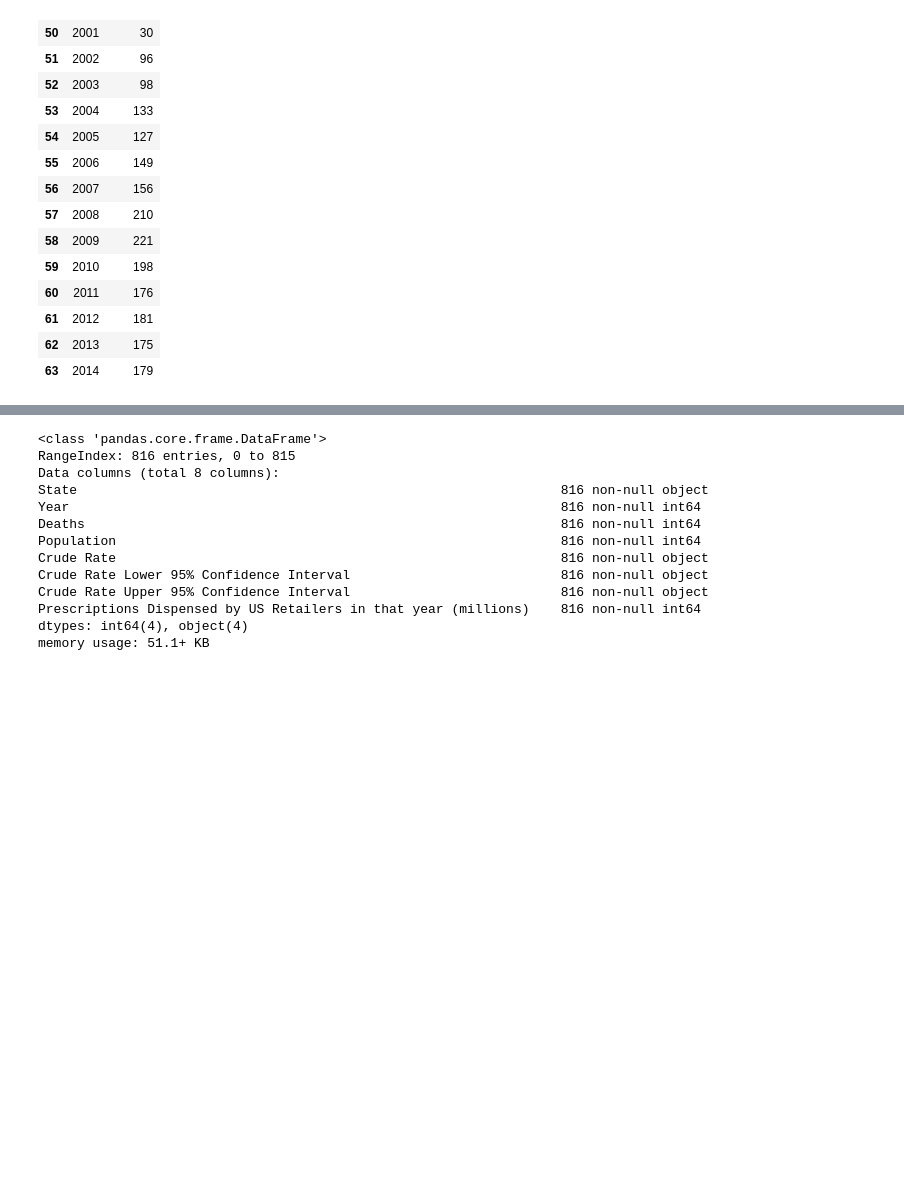
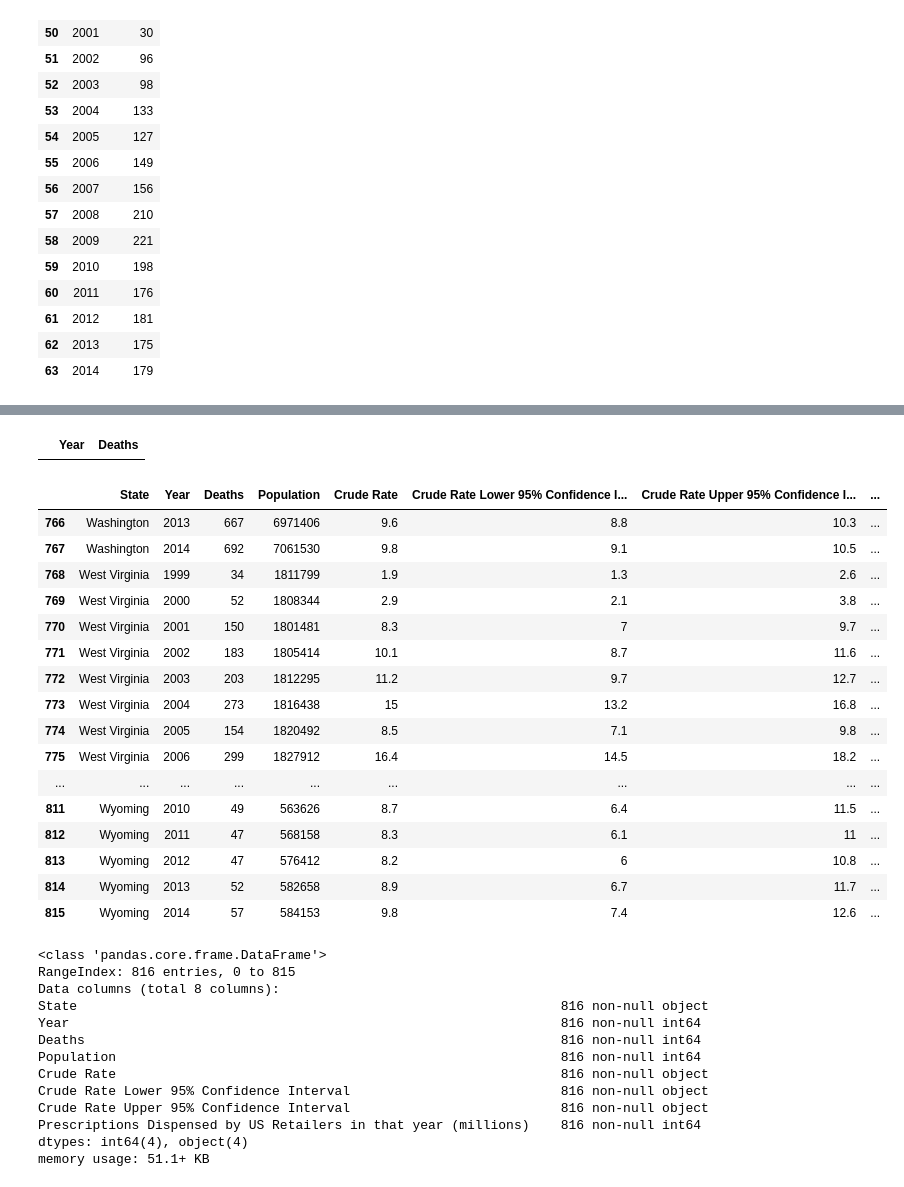
Before and after one commit to Cristinamulas/Final_Project, a Jupyter notebook: Time Series .ipynb, the cells around one changed output, grey strips where cells are left out. Saved outputs shown, nothing was run; the diff lists cells and outputs as text; code cells hidden in the pictures; blank space fills up the shorter version.

```diff
--- a/Time Series .ipynb
+++ b/Time Series .ipynb
@@ -238,3 +1363,28 @@ df_Arkansas
+# %%
+df_West_Virginia = subseting(df , 816, 832)
+df_West_Virginia
+# %% [output]
+|  | Year | Deaths |
+# %%
+df.tail(50)
+# %% [output]
+|  | State | Year | Deaths | Population | Crude Rate | Crude Rate Lower 95% Confidence I... | Crude Rate Upper 95% Confidence I... | ... |
+| 766 | Washington | 2013 | 667 | 6971406 | 9.6 | 8.8 | 10.3 | ... |
+| 767 | Washington | 2014 | 692 | 7061530 | 9.8 | 9.1 | 10.5 | ... |
+| 768 | West Virginia | 1999 | 34 | 1811799 | 1.9 | 1.3 | 2.6 | ... |
+| 769 | West Virginia | 2000 | 52 | 1808344 | 2.9 | 2.1 | 3.8 | ... |
+| 770 | West Virginia | 2001 | 150 | 1801481 | 8.3 | 7 | 9.7 | ... |
+| 771 | West Virginia | 2002 | 183 | 1805414 | 10.1 | 8.7 | 11.6 | ... |
+| 772 | West Virginia | 2003 | 203 | 1812295 | 11.2 | 9.7 | 12.7 | ... |
+| 773 | West Virginia | 2004 | 273 | 1816438 | 15 | 13.2 | 16.8 | ... |
+| 774 | West Virginia | 2005 | 154 | 1820492 | 8.5 | 7.1 | 9.8 | ... |
+| 775 | West Virginia | 2006 | 299 | 1827912 | 16.4 | 14.5 | 18.2 | ... |
+| ... | ... | ... | ... | ... | ... | ... | ... | ... |
+| 811 | Wyoming | 2010 | 49 | 563626 | 8.7 | 6.4 | 11.5 | ... |
+| 812 | Wyoming | 2011 | 47 | 568158 | 8.3 | 6.1 | 11 | ... |
+| 813 | Wyoming | 2012 | 47 | 576412 | 8.2 | 6 | 10.8 | ... |
+| 814 | Wyoming | 2013 | 52 | 582658 | 8.9 | 6.7 | 11.7 | ... |
+| 815 | Wyoming | 2014 | 57 | 584153 | 9.8 | 7.4 | 12.6 | ... |
 # %%
 df.info()
 # %% [output]
```
Also changed, not shown: parts of 64 cells of this notebook, 2 other files.
